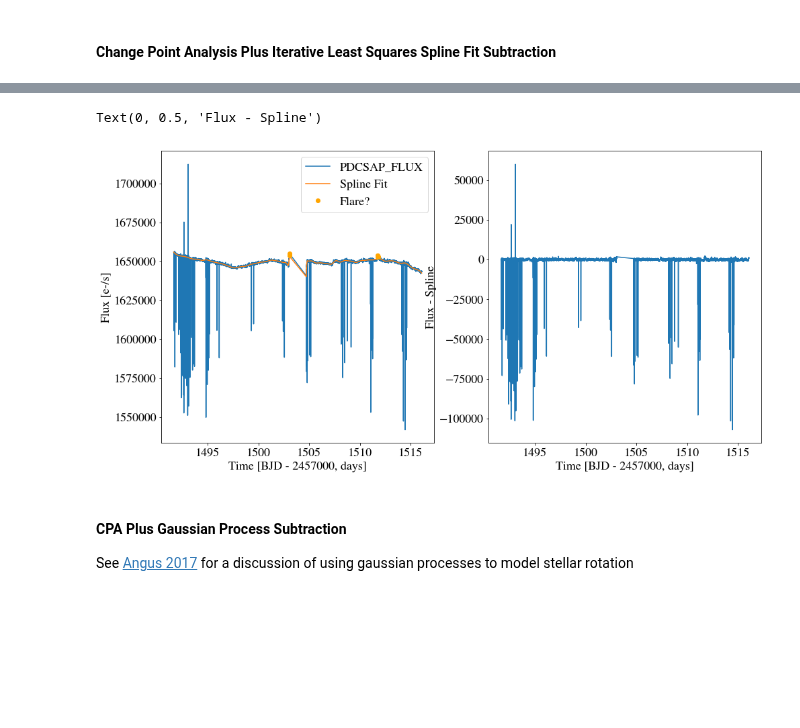
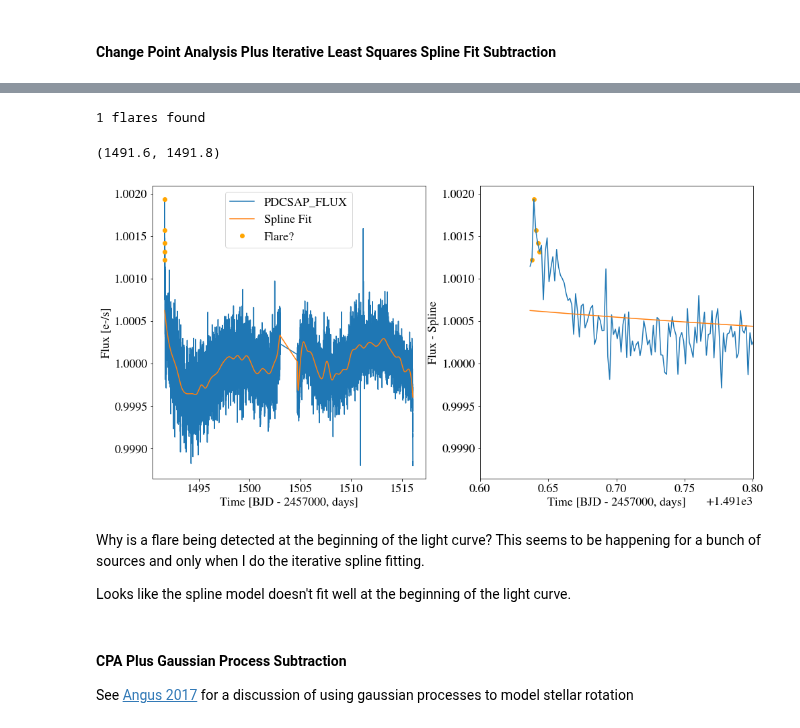
Before and after one commit to spencerw/tess_flare, a Jupyter notebook: findFlares.ipynb, the cells around one changed output, grey strips where cells are left out. Saved outputs shown, nothing was run; the diff lists cells and outputs as text; code cells hidden in the pictures; blank space fills up the shorter version.

Commit message:
Investigate differences between rolling median subtraction and spline subtraction, start playing with celerite

```diff
--- a/findFlares.ipynb
+++ b/findFlares.ipynb
@@ -236,0 +253,19 @@ istart_i, istop_i = FINDflare((flux-spline)/median, error/median, avg_std=True,
+# %%
+with fits.open(path+f5, mode='readonly') as hdulist:
+    tess_bjds = hdulist[1].data['TIME']
+    pdcsap_fluxes = hdulist[1].data['PDCSAP_FLUX']
+    pdcsap_flux_error = hdulist[1].data['PDCSAP_FLUX_ERR']
+    tess_quality = hdulist[1].data['QUALITY']
+
+fig, axes = plt.subplots(figsize=(8,8))
+axes.plot(tess_bjds, pdcsap_fluxes)
+axes.set_xlabel('Time [BJD - 2457000, days]')
+axes.set_ylabel('Flux [e-/s]')
+
+# Throw out NaN fluxes and do a quality cut
+mask = ~np.isnan(pdcsap_fluxes)
+time = tess_bjds[mask]
+flux = pdcsap_fluxes[mask]
+quality = tess_quality[mask]
+median = np.median(flux)
+error = pdcsap_flux_error[mask]
@@ -237,22 +274,45 @@ istart_i, istop_i = FINDflare((flux-spline)/median, error/median, avg_std=True,
+# %%
+ok_cut = quality == 0
+median = np.nanmedian(flux[ok_cut])
+
+smo = IRLSSpline(time[ok_cut], flux[ok_cut]/median, error[ok_cut]/median)
+
+sok_cut = np.isfinite(smo)
+
+istart_i, istop_i = FINDflare((flux[ok_cut][sok_cut]-smo[sok_cut])/median, error[ok_cut][sok_cut]/median,
+                               avg_std=False, N1=4, N2=2, N3=5)
+
+print(str(len(istart_i)) + ' flares found')
+# %% [output]
+1 flares found
 # %%
 fig, axes = plt.subplots(figsize=(16,8), nrows=1, ncols=2)
-axes[0].plot(time, flux, label='PDCSAP_FLUX')
-axes[0].plot(time, spline, label='Spline Fit')
+axes[0].plot(time[ok_cut][sok_cut], flux[ok_cut][sok_cut]/median, label='PDCSAP_FLUX')
+axes[0].plot(time[ok_cut][sok_cut], smo[sok_cut], label='Spline Fit')
 axes[0].set_xlabel('Time [BJD - 2457000, days]')
 axes[0].set_ylabel('Flux [e-/s]')
 
 for idx in range(len((istart_i))):
     l = 'Flare?' if idx == 0 else '_nolabel_'
-    axes[0].plot(time[istart_i[idx]:istop_i[idx]], flux[istart_i[idx]:istop_i[idx]], 'o', color='orange', label=l)
+    axes[0].plot(time[ok_cut][sok_cut][istart_i[idx]:istop_i[idx]], flux[ok_cut][sok_cut][istart_i[idx]:istop_i[idx]]/median,
+                 'o', color='orange', label=l)
+    axes[1].plot(time[ok_cut][sok_cut][istart_i[idx]:istop_i[idx]], flux[ok_cut][sok_cut][istart_i[idx]:istop_i[idx]]/median,
+                 'o', color='orange', label=l)
 
 axes[0].legend()
 
-axes[1].plot(time, flux-spline)
+axes[1].plot(time[ok_cut][sok_cut], (flux[ok_cut][sok_cut]-smo[sok_cut])/median)
+axes[1].plot(time[ok_cut][sok_cut], smo[sok_cut])
 axes[1].set_xlabel('Time [BJD - 2457000, days]')
 axes[1].set_ylabel('Flux - Spline')
+axes[1].set_xlim(1491.6, 1491.8)
 # %% [output]
-Text(0, 0.5, 'Flux - Spline')
+(1491.6, 1491.8)
-[figure, old version]
+[figure, new version]
+# %% [markdown]
+Why is a flare being detected at the beginning of the light curve? This seems to be happening for a bunch of sources and only when I do the iterative spline fitting.<br>
+
+Looks like the spline model doesn't fit well at the beginning of the light curve.
 # %% [markdown]
 #### CPA Plus Gaussian Process Subtraction <a class="anchor" id="cpagausssub"></a>
 
```
Also changed, not shown: parts of 15 cells of this notebook, 2 other files.
